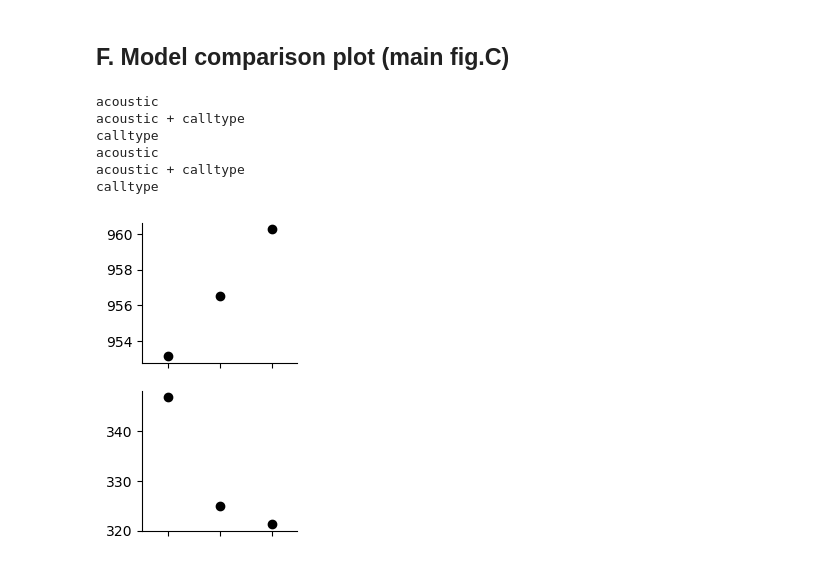
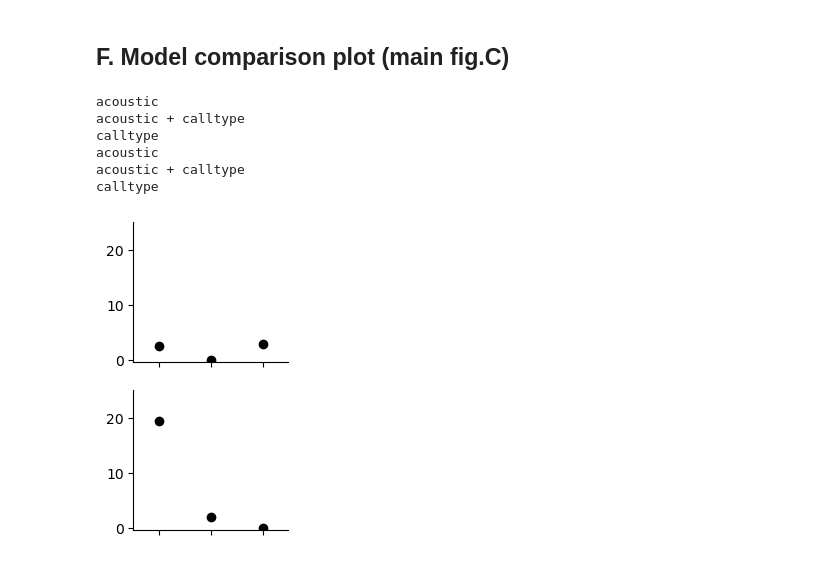
Before and after one commit to theunissenlab/zebra-finch-semantic-category, a Jupyter notebook: pythonNotebooks/BEHAV-Figure 3_logistic.ipynb, the cells around one changed output. Cells and saved outputs as stored; diff of their text form; code cells hidden in the pictures.

```diff
--- a/pythonNotebooks/BEHAV-Figure 3_logistic.ipynb
+++ b/pythonNotebooks/BEHAV-Figure 3_logistic.ipynb
@@ -438,8 +475,8 @@ for (bird, calltype), bird_ct_df in shaping_df.groupby(['bird', 'Stimulus Call T
 new_shaping_df[new_shaping_df.bird==bird]['Stimulus Vocalizer'].unique()
 
 
-new_shaping_TEvsTHdf = create_behavior_df(new_shaping_df[new_shaping_df.test == 'THvsTET'], vocTEvsTH)
-new_shaping_TEvsDCdf = create_behavior_df(new_shaping_df[new_shaping_df.test == 'DCvsTET'], vocTEvsDC)
+new_shaping_TEvsTHdf = create_behavior_df(new_shaping_df[new_shaping_df.test == 'THvsTET'], 'TEvsTH', vocTEvsTH)
+new_shaping_TEvsDCdf = create_behavior_df(new_shaping_df[new_shaping_df.test == 'DCvsTET'], 'TEvsDC', vocTEvsDC)
 # %%
 def plot_all_birds_performance(df):
     # Extract behavior trial by trial
@@ -716,7 +753,7 @@ def plot_rawdata_simplified(df_exploded, call_types, otherct, ax_main):
         y_rolling_mean = y_mean_values.rolling(window=window_size, min_periods=1, center=True).mean()
 
         # Plot the rolling mean as a line
-        ax_main.plot(x_mean_values, y_rolling_mean, color=color, linewidth=1, label=f'{call_type} rolling mean across birds')
+        ax_main.plot(x_mean_values, y_rolling_mean, color=color, linewidth=3, label=f'{call_type} rolling mean across birds')
 
         # Fill areas above and below the rolling mean line
         ax_main.fill_between(x_mean_values, y_rolling_mean, 1, where=(y_rolling_mean < 1),
@@ -1179,0 +1223,11 @@ df_exploded
+# %%
+choice_spect = [['WhiBlu4818', 'TE', '8'], ['PurRas20dd', 'TE', '9'],
+                ['HPiHPi4748', 'TH', '8'], ['GreOra1817', 'TH', '6'], ['GraGra0201', 'TH', '10']]
+choice_idex = []
+for vocalizer, calltype, rendition in choice_spect :
+    choice_idex.append(OldvocTEvsTH[(OldvocTEvsTH['Bird'] == vocalizer) &
+                                    (OldvocTEvsTH['calltype_upper'] == calltype) &
+                                    (OldvocTEvsTH['rendition'] == rendition)].index.values[0])
+
+selected_spectro_TEvsTH = OldvocTEvsTH[OldvocTEvsTH.index.isin(choice_idex)]
+selected_spectro_TEvsTH
@@ -1223,16 +1325,7 @@ P-value: 4.861056558294315e-15
 # %%
-# SELECTION OF SPECTROGRAMS
 
-OldvocTEvsDC = vocTEvsDC[vocTEvsDC.TEvsDC == 'old']
-# OldvocTEvsDC[OldvocTEvsDC.Xlda<-1500] # index 55 YelGre5275	DC	4
-# OldvocTEvsDC[OldvocTEvsDC.Xlda>-1500][OldvocTEvsDC.Xlda<-1000] # index 82 BlaLbl8026	DC	8
-# OldvocTEvsDC[OldvocTEvsDC.Xlda>-1000][OldvocTEvsDC.Xlda<0] # index 15 YelGre5275	DC	1
-# OldvocTEvsDC[OldvocTEvsDC.Xlda>0][OldvocTEvsDC.Xlda<700] # index 354 BlaLbl8026	TE	10
-# OldvocTEvsDC[OldvocTEvsDC.Xlda>700][OldvocTEvsDC.Xlda<1000] # index 281 WhiBlu4818	TE	4
-# OldvocTEvsDC[OldvocTEvsDC.Xlda>1000] # index 270 WhiBlu5698	TE	3
-
-choice_spect = [['YelGre5275', 'DC', '4'], ['BlaLbl8026', 'DC', '8'], ['YelGre5275', 'DC', '1'],
-                ['BlaLbl8026', 'TE', '10'], ['WhiBlu4818', 'TE', '4'], ['WhiBlu5698', 'TE', '3'],]
+choice_spect = [['BlaLbl8026', 'DC', '4'], ['WhiBlu4917', 'DC', '9'],
+                ['BlaLbl8026', 'TE', '5'], ['WhiBlu5698', 'TE', '3']]
 
 choice_idex = []
 for vocalizer, calltype, rendition in choice_spect :
@@ -1486,21 +1582,24 @@ stim_Xlda    0.725        0.698         0.751  14.281  0.000  ***
 # %%
 fig,ax = plt.subplots(2,1, figsize = (2,4))
 for AIC_models,j in zip([AIC_models_TEvsDC, AIC_models_TEvsTH, ],[0,1]):
+    AIC = []
     for i, model in enumerate(AIC_models.keys()):
         print(model)
-        AIC = AIC_models[model]
-        ax[j].scatter(i,AIC,color='black')
+        AIC.append(AIC_models[model])
+    AIC = np.array(AIC)
+    ax[j].scatter(range(len(AIC_models.keys())),AIC-AIC.min(),color='black')
     ax[j].set_xlim(-0.5,2.5)
+    ax[j].set_ylim(-0.5, 25)
     ax[j].set_xticks([0,1,2],['','',''])
     ax[j].spines['top'].set_visible(False)
     ax[j].spines['right'].set_visible(False)
 
 plt.savefig(figDir+'LR.svg')
 # %% [output]
 acoustic
 acoustic + calltype
 calltype
 acoustic
 acoustic + calltype
 calltype
-[figure, old version]
+[figure, new version]
```
Also changed, not shown: parts of 25 cells of this notebook, 4 other files.
